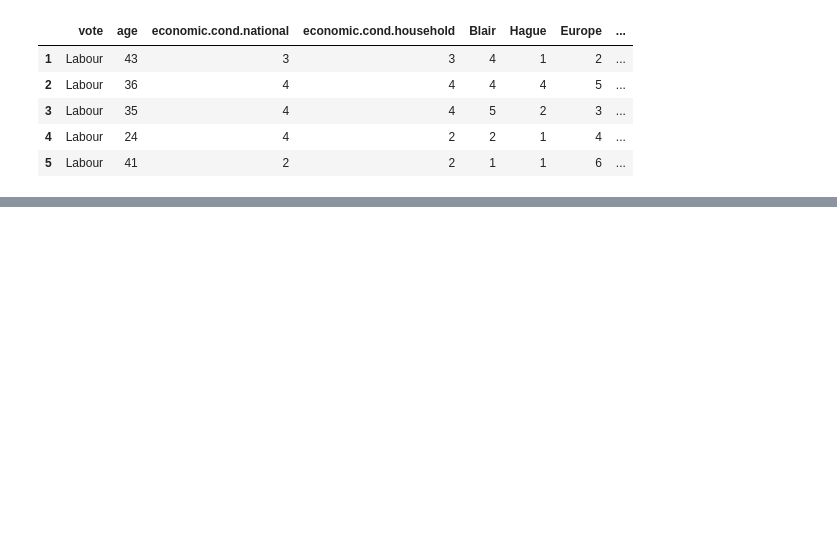
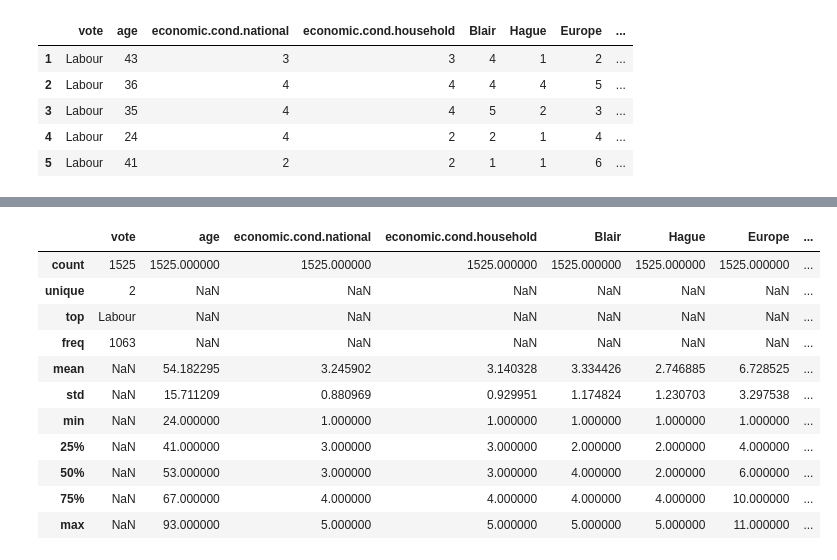
Before and after one commit to vkayonline/Elections-Data-Classification, a Jupyter notebook: MLSC_CT2_Project.ipynb, the cells around one changed output, grey strips where cells are left out. Cells and saved outputs as stored; diff of their text form; code cells hidden in the pictures; blank space fills up the shorter version.

```diff
--- a/MLSC_CT2_Project.ipynb
+++ b/MLSC_CT2_Project.ipynb
@@ -17,0 +39,15 @@ data.head()
+# %%
+data.describe(include='all')
+# %% [output]
+|  | vote | age | economic.cond.national | economic.cond.household | Blair | Hague | Europe | ... |
+| count | 1525 | 1525.000000 | 1525.000000 | 1525.000000 | 1525.000000 | 1525.000000 | 1525.000000 | ... |
+| unique | 2 | NaN | NaN | NaN | NaN | NaN | NaN | ... |
+| top | Labour | NaN | NaN | NaN | NaN | NaN | NaN | ... |
+| freq | 1063 | NaN | NaN | NaN | NaN | NaN | NaN | ... |
+| mean | NaN | 54.182295 | 3.245902 | 3.140328 | 3.334426 | 2.746885 | 6.728525 | ... |
+| std | NaN | 15.711209 | 0.880969 | 0.929951 | 1.174824 | 1.230703 | 3.297538 | ... |
+| min | NaN | 24.000000 | 1.000000 | 1.000000 | 1.000000 | 1.000000 | 1.000000 | ... |
+| 25% | NaN | 41.000000 | 3.000000 | 3.000000 | 2.000000 | 2.000000 | 4.000000 | ... |
+| 50% | NaN | 53.000000 | 3.000000 | 3.000000 | 4.000000 | 2.000000 | 6.000000 | ... |
+| 75% | NaN | 67.000000 | 4.000000 | 4.000000 | 4.000000 | 4.000000 | 10.000000 | ... |
+| max | NaN | 93.000000 | 5.000000 | 5.000000 | 5.000000 | 5.000000 | 11.000000 | ... |
```
Also changed, not shown: parts of 6 cells of this notebook.
